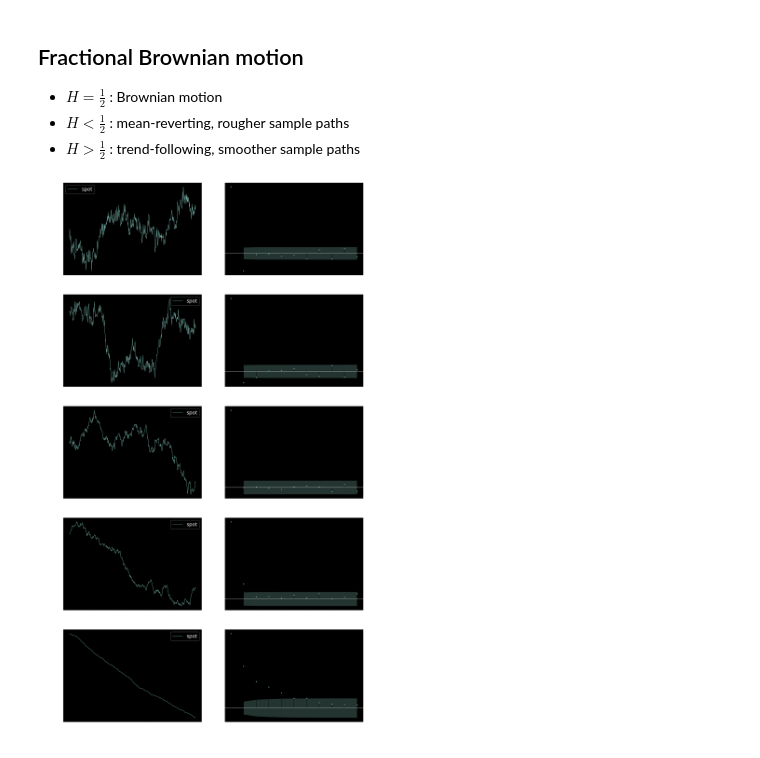
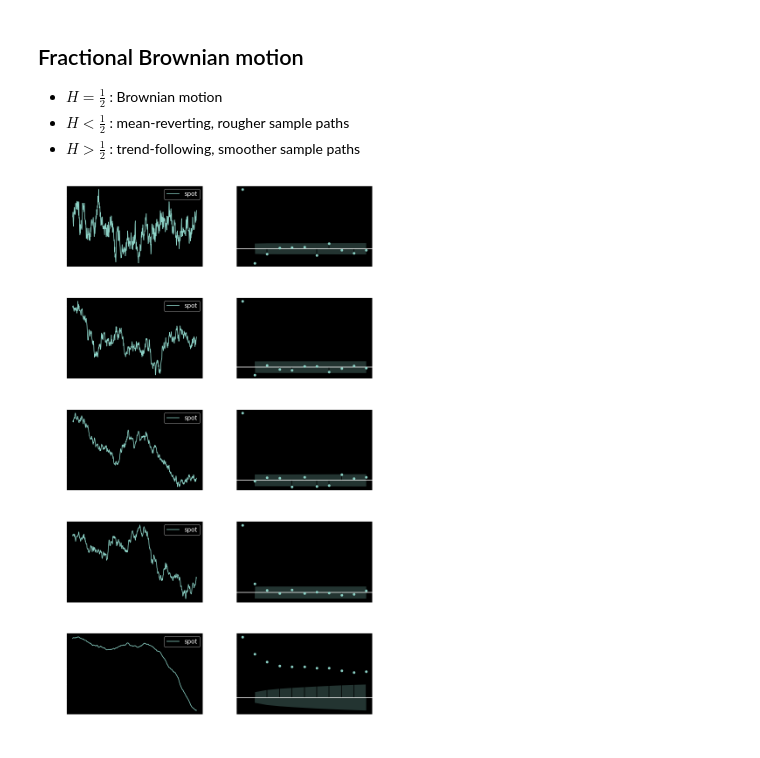
Before and after one commit to sauxpa/Quant, a Jupyter notebook: autocorrelation.ipynb, the cells around one changed output. Cells and saved outputs as stored; diff of their text form; code cells hidden in the pictures.

```diff
--- a/autocorrelation.ipynb
+++ b/autocorrelation.ipynb
@@ -20,7 +27,7 @@ The drift does not change the autocorrelation, it is a deterministic component a
 
 Returns of Brownian motion do not exhibit any autocorrelation (by construction, it is a sum of independant Gaussian increments).
 # %%
-fig, axes = plt.subplots(figsize=(29, 35), nrows=3, ncols=2)
+fig, axes = plt.subplots(nrows=3, ncols=2)
 
 drifts = [-5.0, 0.0, 5.0]
 
@@ -34,19 +41,17 @@ for i, ax_row in enumerate(axes):
 
     ax = ax_row[0]
     df.plot(kind='line', ax=ax)
-    ax.set_xlabel('time\ndrift={:.2f}'.format(drift), fontsize=FONT_SIZE)
-    ax.set_ylabel('spot', fontsize=FONT_SIZE)
-    ax.legend(prop={'size': LEGEND_SIZE})
-    ax.tick_params(labelsize=FONT_SIZE)
+    ax.set_xlabel('time\ndrift={:.2f}'.format(drift))
+    ax.set_ylabel('spot')
+    ax.legend()
 
     ax = ax_row[1]
     rets = ((df-df.shift(1))/df.shift(1)).iloc[1:]
     plot_acf(rets.values, lags=LAGS, ax=ax, zero=True, title='')
     ax.xaxis.set_major_formatter(FuncFormatter(lambda x, _: '{:.0f}'.format(x)))
-    ax.set_xlabel('time\ndrift={:.2f}'.format(drift), fontsize=FONT_SIZE)
-    ax.set_ylabel('autocorrelogram', fontsize=FONT_SIZE)
+    ax.set_xlabel('time\ndrift={:.2f}'.format(drift))
+    ax.set_ylabel('autocorrelogram')
     ax.yaxis.set_major_formatter(FuncFormatter(lambda x, _: '{:.0%}'.format(x)))
-    ax.tick_params(labelsize=FONT_SIZE)
 
 plt.tight_layout()
 plt.show()
@@ -59,7 +64,7 @@ Vasicek-like mean-reverting processes do not exhibit material autocorrelation, w
 
 One can create artificial autocorrelations for extreme values of the mean-reversion. In this case large negative/positive correlation arise for for odd/even lags : each subsequent time step tends to move the process in the opposite direction to correct for the noise and revert to the long-term mean. Not that this is a numerical artifact due to the discrete time steps involved in the simulation.
 # %%
-fig, axes = plt.subplots(figsize=(29, 35), nrows=4, ncols=2)
+fig, axes = plt.subplots(nrows=4, ncols=2)
 
 mean_reversions = [1.0, 1e1, 5e1, 1e2]
 
@@ -74,19 +79,17 @@ for i, ax_row in enumerate(axes):
 
     ax = ax_row[0]
     df.plot(kind='line', ax=ax)
-    ax.set_xlabel('time\nmean reversion={:.2f}'.format(mean_reversion), fontsize=FONT_SIZE)
-    ax.set_ylabel('spot', fontsize=FONT_SIZE)
-    ax.legend(prop={'size': LEGEND_SIZE})
-    ax.tick_params(labelsize=FONT_SIZE)
+    ax.set_xlabel('time\nmean reversion={:.2f}'.format(mean_reversion))
+    ax.set_ylabel('spot')
+    ax.legend()
 
     ax = ax_row[1]
     rets = ((df-df.shift(1))/df.shift(1)).iloc[1:]
     plot_acf(rets.values, lags=LAGS, ax=ax, zero=True, title='')
     ax.xaxis.set_major_formatter(FuncFormatter(lambda x, _: '{:.0f}'.format(x)))
-    ax.set_xlabel('time\nmean reversion={:.2f}'.format(mean_reversion), fontsize=FONT_SIZE)
-    ax.set_ylabel('autocorrelogram', fontsize=FONT_SIZE)
+    ax.set_xlabel('time\nmean reversion={:.2f}'.format(mean_reversion))
+    ax.set_ylabel('autocorrelogram')
     ax.yaxis.set_major_formatter(FuncFormatter(lambda x, _: '{:.0%}'.format(x)))
-    ax.tick_params(labelsize=FONT_SIZE)
 
 plt.tight_layout()
 plt.show()
@@ -99,34 +102,32 @@ plt.show()
 * $H<\frac{1}{2}$ : mean-reverting, rougher sample paths
 * $H>\frac{1}{2}$ : trend-following, smoother sample paths
 # %%
-fig, axes = plt.subplots(figsize=(29, 50), nrows=5, ncols=2)
+fig, axes = plt.subplots(nrows=5, ncols=2)
 
 X = FBM(x0=100, T=T, scheme_steps=SCHEME_STEPS, drift=0, vol=1)
 
 Hs = [0.3, 0.4, 0.5, 0.6, 0.9]
 
 for i, ax_row in enumerate(axes):
     H = Hs[i]
     X.H = H
     df = X.simulate()
 
     ax = ax_row[0]
     df.plot(kind='line', ax=ax)
-    ax.set_xlabel('time\nH={:.2f}'.format(H), fontsize=FONT_SIZE)
-    ax.set_ylabel('spot', fontsize=FONT_SIZE)
-    ax.legend(prop={'size': LEGEND_SIZE})
-    ax.tick_params(labelsize=FONT_SIZE)
+    ax.set_xlabel('time\nH={:.2f}'.format(H))
+    ax.set_ylabel('spot')
+    ax.legend()
 
     ax = ax_row[1]
     rets = ((df-df.shift(1))/df.shift(1)).iloc[1:]
     plot_acf(rets.values, lags=LAGS, ax=ax, zero=True, title='')
     ax.xaxis.set_major_formatter(FuncFormatter(lambda x, _: '{:.0f}'.format(x)))
-    ax.set_xlabel('time\nH={:.2f}'.format(H), fontsize=FONT_SIZE)
-    ax.set_ylabel('autocorrelogram', fontsize=FONT_SIZE)
+    ax.set_xlabel('time\nH={:.2f}'.format(H))
+    ax.set_ylabel('autocorrelogram')
     ax.yaxis.set_major_formatter(FuncFormatter(lambda x, _: '{:.0%}'.format(x)))
-    ax.tick_params(labelsize=FONT_SIZE)
 
 plt.tight_layout()
 plt.show()
 # %% [output]
-[figure, old version]
+[figure, new version]
```
Also changed, not shown: parts of 4 cells of this notebook, 1 other file.
